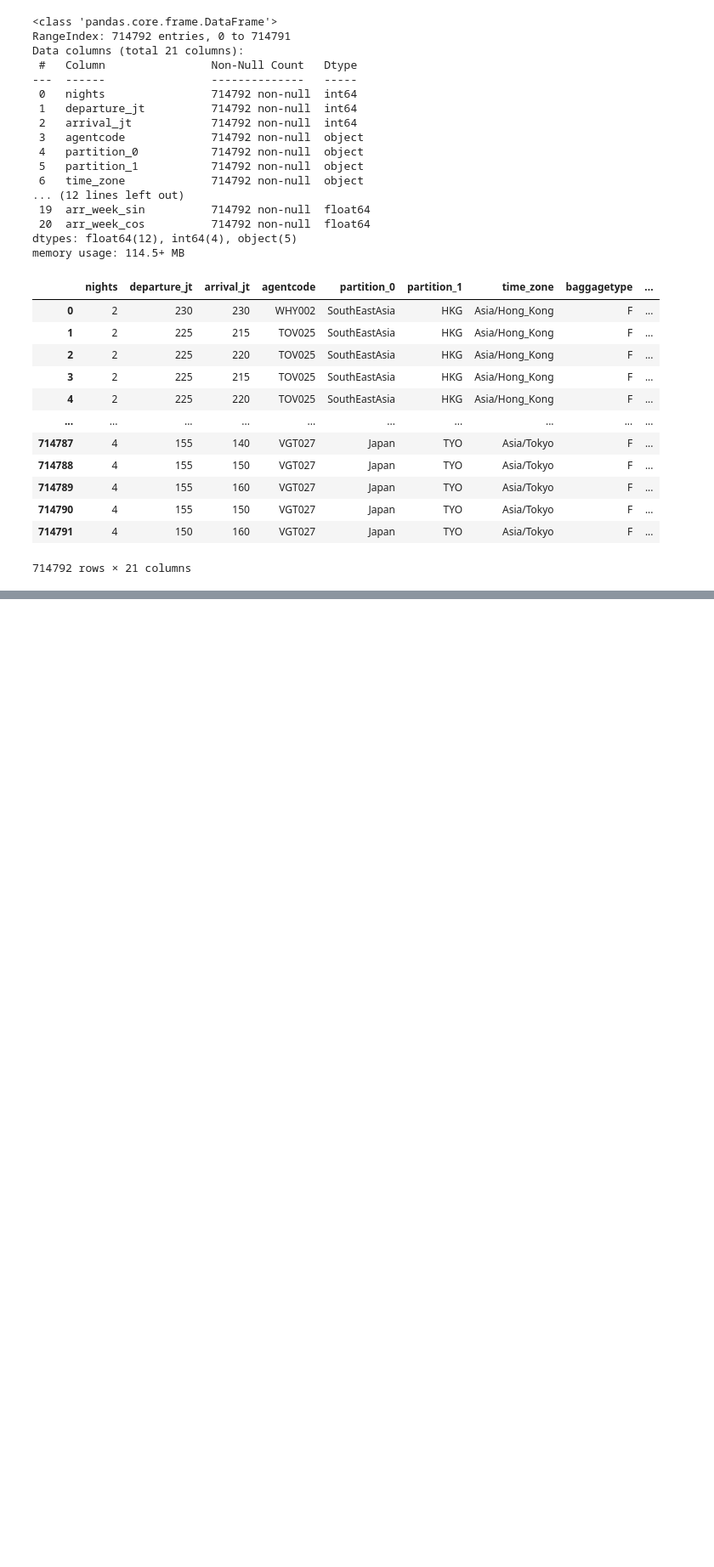
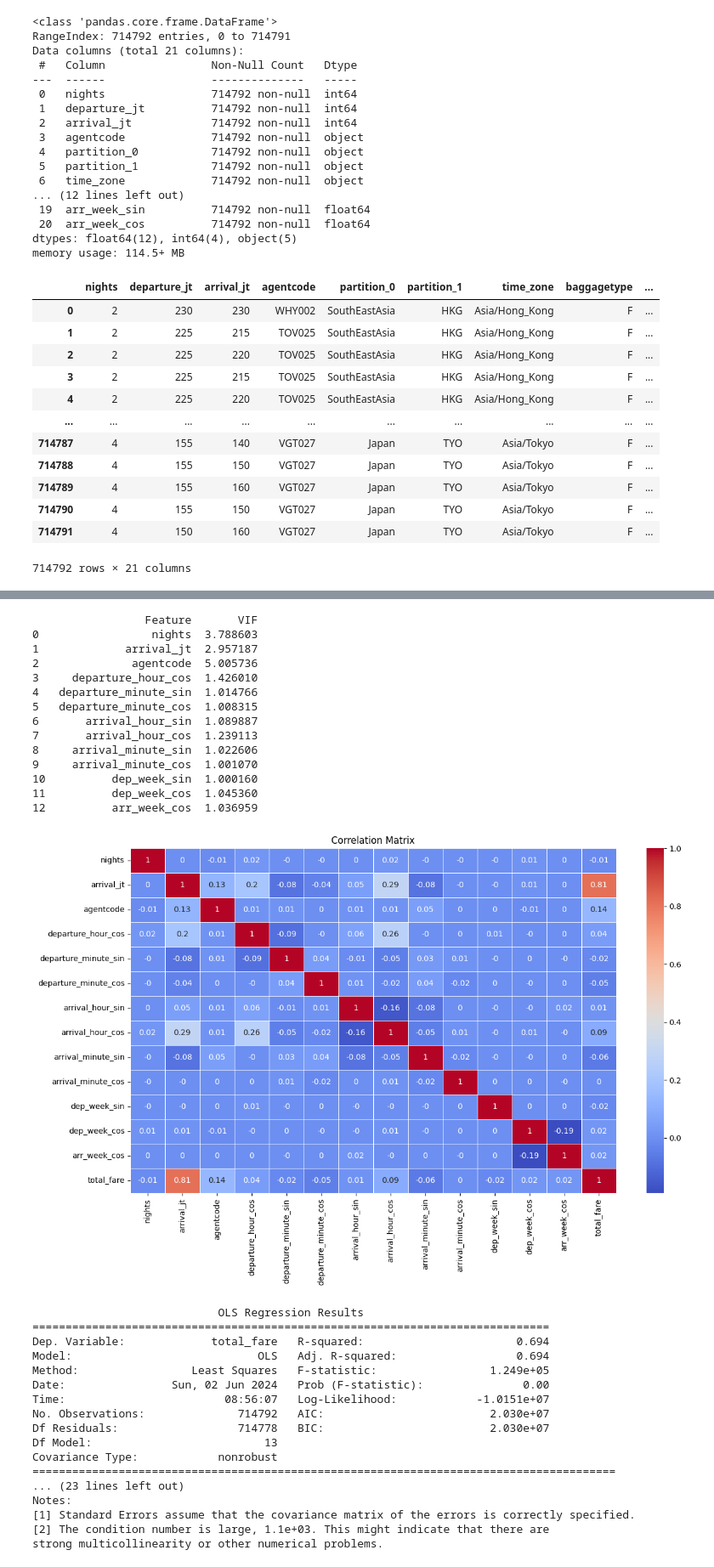
Before and after one commit to SunBinHong00/DataAnalysis, a Jupyter notebook: instantrip/model_pipe.ipynb, the cells around one changed output, grey strips where cells are left out. Shown at 85% size. Saved outputs shown, nothing was run; the diff lists cells and outputs as text; code cells hidden in the pictures; blank space fills up the shorter version.

```diff
--- a/instantrip/model_pipe.ipynb
+++ b/instantrip/model_pipe.ipynb
@@ -355,0 +423,68 @@ print(f"Mean Squared Error: {mse}")
+# %%
+import statsmodels.api as sm
+from statsmodels.stats.outliers_influence import variance_inflation_factor
+import matplotlib.pyplot as plt
+import seaborn as sns
+def analyze_multicollinearity(X, y, figsize=(14, 8)):
+
+    # 다중공산성 계산
+    vif = pd.DataFrame()
+    vif['Feature'] = X.columns
+    vif['VIF'] = [variance_inflation_factor(X.values, i) for i in range(X.shape[1])]
+    print(vif)
+
+    # 상관 행렬 계산 및 시각화
+    corr_data = pd.concat([X, y], axis=1).corr().applymap(lambda x: round(x, 2))
+    plt.figure(figsize=figsize)
+    sns.heatmap(corr_data, annot=True, cmap='coolwarm', linewidths=0.5)
+    plt.title('Correlation Matrix')
+    plt.show()
+
+    # 상수항 추가 (OLS 회귀를 위해)
+    X = sm.add_constant(X)
+
+    # OLS 회귀 모델 적합
+    model = sm.OLS(y, X).fit()
+
+    # 모델 요약 출력
+    print(model.summary())
+
+
+drop_col = ['partition_0', 'baggagetype', 'departure_jt', 'arr_week_sin','partition_1', 'time_zone',
+            'departure_hour_sin']
+droped_X = X.drop(columns = drop_col)
+
+analyze_multicollinearity(droped_X,y)
+# %% [output]
+                 Feature       VIF
+0                 nights  3.788603
+1             arrival_jt  2.957187
+2              agentcode  5.005736
+3     departure_hour_cos  1.426010
+4   departure_minute_sin  1.014766
+5   departure_minute_cos  1.008315
+6       arrival_hour_sin  1.089887
+7       arrival_hour_cos  1.239113
+8     arrival_minute_sin  1.022606
+9     arrival_minute_cos  1.001070
+10          dep_week_sin  1.000160
+11          dep_week_cos  1.045360
+12          arr_week_cos  1.036959
+[figure, added]
+                            OLS Regression Results
+==============================================================================
+Dep. Variable:             total_fare   R-squared:                       0.694
+Model:                            OLS   Adj. R-squared:                  0.694
+Method:                 Least Squares   F-statistic:                 1.249e+05
+Date:                Sun, 02 Jun 2024   Prob (F-statistic):               0.00
+Time:                        08:56:07   Log-Likelihood:            -1.0151e+07
+No. Observations:              714792   AIC:                         2.030e+07
+Df Residuals:                  714778   BIC:                         2.030e+07
+Df Model:                          13
+Covariance Type:            nonrobust
+========================================================================================
+... (23 lines left out)
+Notes:
+[1] Standard Errors assume that the covariance matrix of the errors is correctly specified.
+[2] The condition number is large, 1.1e+03. This might indicate that there are
+strong multicollinearity or other numerical problems.
```
Also changed, not shown: parts of 18 cells of this notebook.
